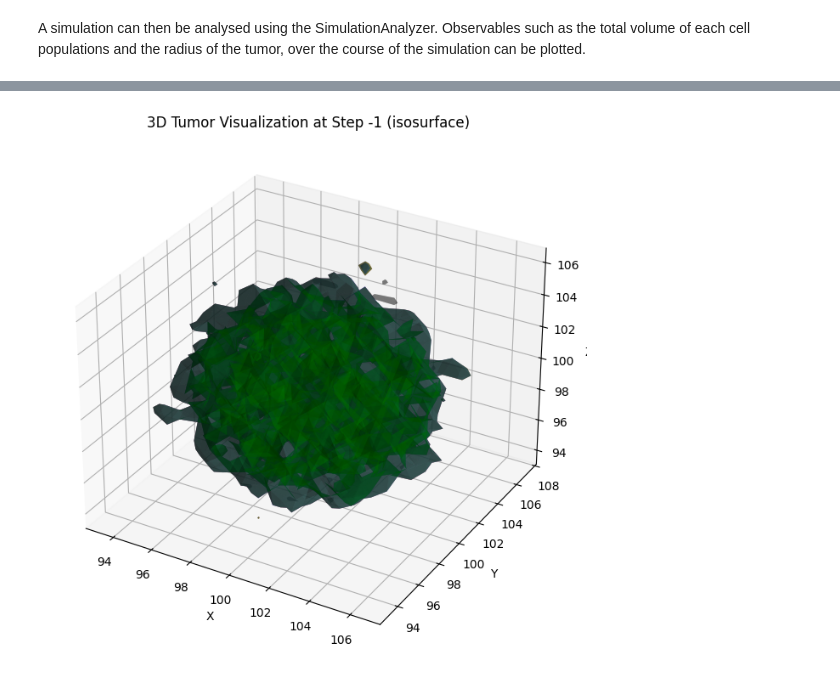
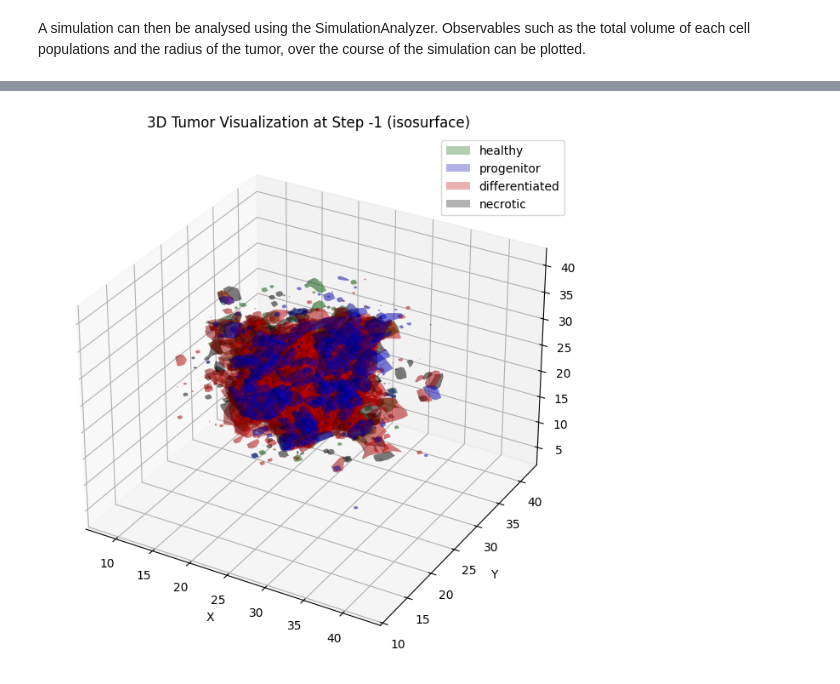
Before and after one commit to rmcnamara101/SCIE3212, a Jupyter notebook: src/notebooks/model_exploration.ipynb, the cells around one changed output, grey strips where cells are left out. Drawn from its saved outputs; the diff is of its cells as text; code cells hidden in the pictures.

```diff
--- a/src/notebooks/model_exploration.ipynb
+++ b/src/notebooks/model_exploration.ipynb
@@ -12,7 +12,7 @@ from analysis.simulation_analysis import SimulationAnalyzer, compute_total_volum
 
 #model = TumorGrowthModel(grid_size = (100, 100, 100), dx = 0.025, dt = 0.001)
 #model.run_and_save_simulation(steps = 200, filename = "28/2/2025")
-analyzer = SimulationAnalyzer('/Users/rileymcnamara/CODE/2025/SCIE3212/data/2-3-25_sim_data.npz')
+analyzer = SimulationAnalyzer('/Users/rileymcnamara/CODE/2025/SCIE3212/data/spherical_tumor_2_sim_data.npz')
 # %% [markdown]
 A simulation can then be analysed using the SimulationAnalyzer. Observables such as the total volume of each cell populations and the radius of the tumor, over the course of the simulation can be plotted.
 # %%
@@ -40,4 +43,4 @@ analyzer.plot_cross_section(-1, cell_type='differentiated')
 # %%
-analyzer.plot_3d_at_step(-1)
+analyzer.plot_3d_at_step(-1, mode="isosurface")
 # %% [output]
-[figure, old version]
+[figure, new version]
```
Also changed, not shown: parts of 5 cells of this notebook, 12 other files.
